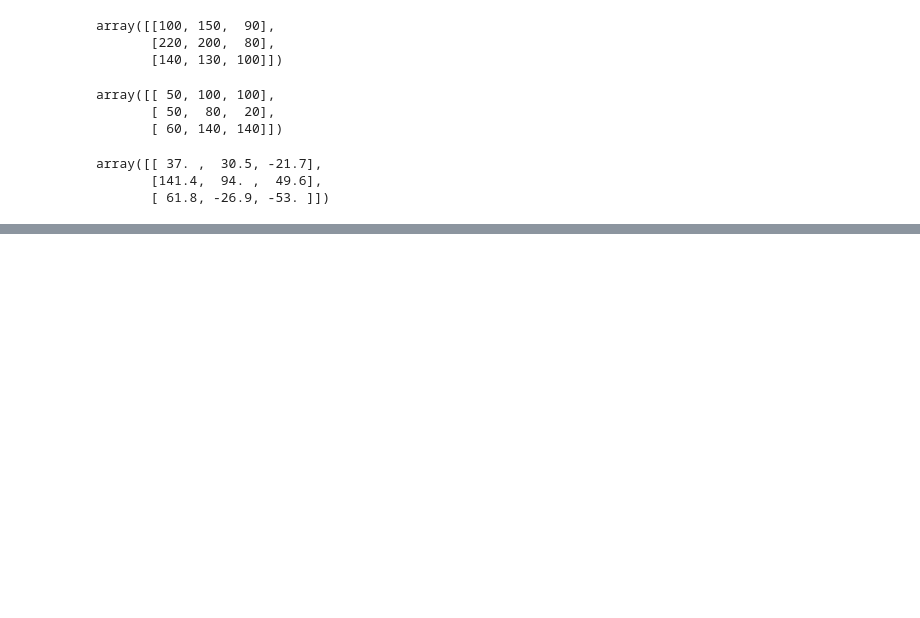
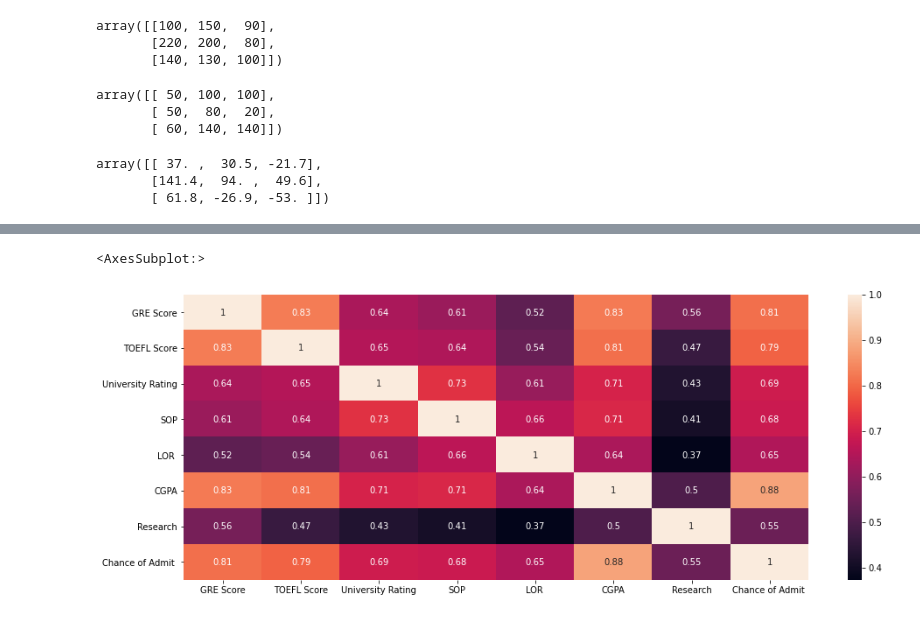
Before and after one commit to fktr00/Experiment, a Jupyter notebook: JP/Конспект линейная алгебра.ipynb, the cells around one changed output, grey strips where cells are left out. Saved outputs shown, nothing was run; the diff lists cells and outputs as text; code cells hidden in the pictures; blank space fills up the shorter version.

```diff
--- a/JP/Конспект линейная алгебра.ipynb
+++ b/JP/Конспект линейная алгебра.ipynb
@@ -281,0 +594,2 @@ b = np.array([0,0,2,4,0])
+# %%
+df = pd.read_csv('Admission_Predict_Ver1.1.csv')
@@ -281,0 +615,10 @@ b = np.array([0,0,2,4,0])
+# %%
+df_d_srl = df.drop("Serial No.", 1)
+# %%
+X = df_d_srl.corr(method='pearson')
+# %%
+plt.figure(figsize=(16,6))
+sns.heatmap(data=X, annot=True)
+# %% [output]
+<AxesSubplot:>
+[figure, added]
```
Also changed, not shown: parts of 131 cells of this notebook, 2 other files.
